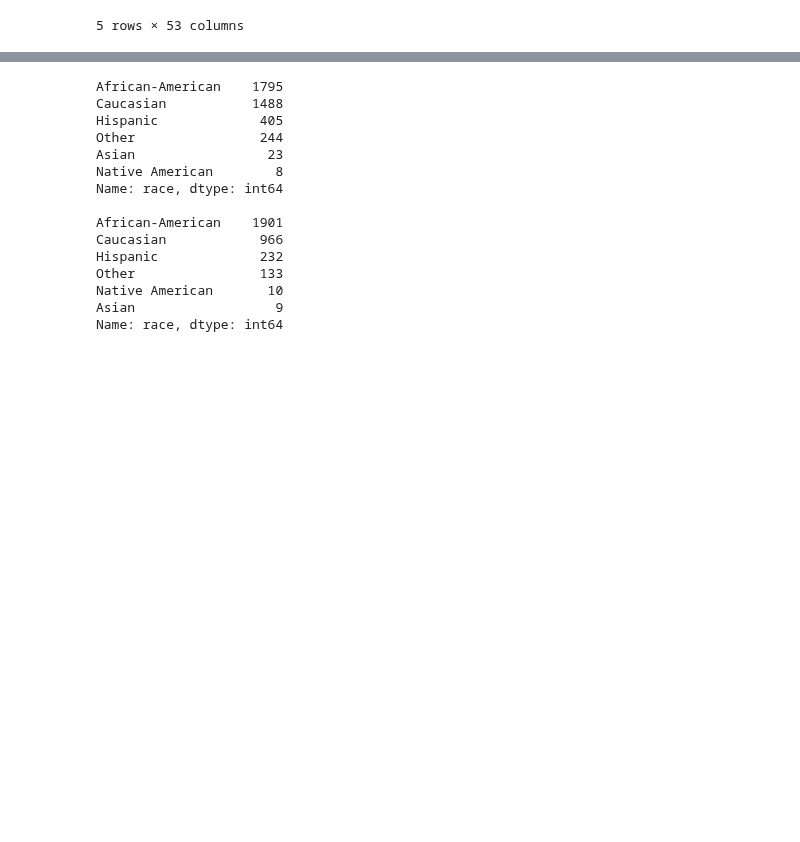
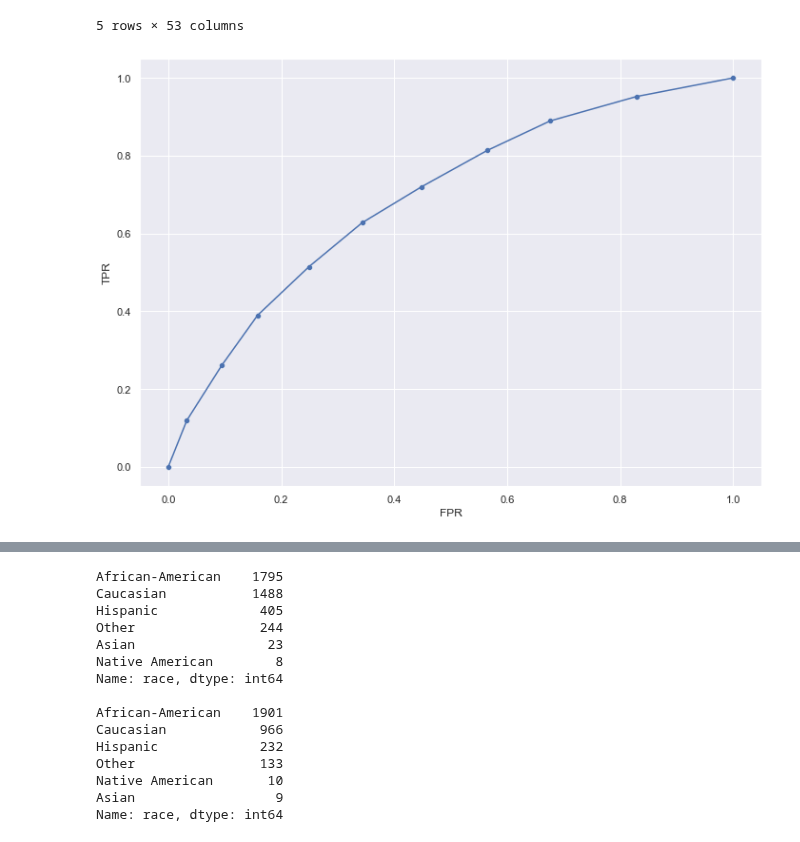
Before and after one commit to Ahmads405/ECE143Group1Project, a Jupyter notebook: Compas Analysis Ahmad.ipynb, the cells around one changed output, grey strips where cells are left out. Cells and saved outputs as stored; diff of their text form; code cells hidden in the pictures; blank space fills up the shorter version.

```diff
--- a/Compas Analysis Ahmad.ipynb
+++ b/Compas Analysis Ahmad.ipynb
@@ -19,3 +42,14 @@ df.head()
 | 3 | 5 | marcu brown | marcu | brown | 2013-01-13 | Male | 1993-01-21 | 23 | Less than 25 | African-American | ... |
 | 4 | 6 | bouthy pierrelouis | bouthy | pierrelouis | 2013-03-26 | Male | 1973-01-22 | 43 | 25 - 45 | Other | ... |
 5 rows × 53 columns
+# %%
+sns.set(rc={'figure.figsize':(11.7,8.27)})
+black_df=df.loc[df['race']=='African-American']
+white_df=df.loc[df['race']=='White']
+fpr, tpr, thresholds = roc_curve(black_df['two_year_recid'], black_df['decile_score'])
+sns.scatterplot(x=fpr, y=tpr, );
+sns.lineplot(x=fpr, y=tpr);
+plt.ylabel("TPR");
+plt.xlabel("FPR");
+# %% [output]
+[figure, added]
```
Also changed, not shown: parts of 5 cells of this notebook, 1 other file.
